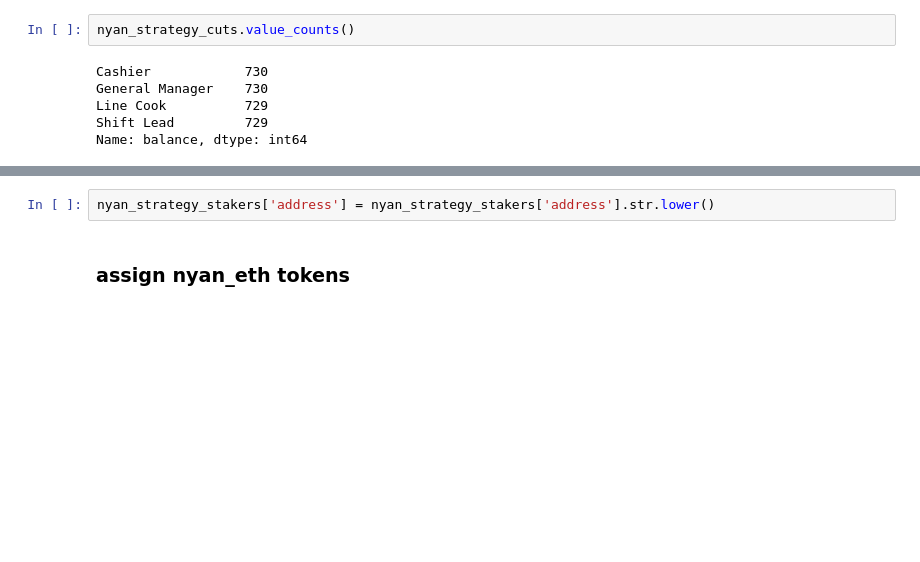
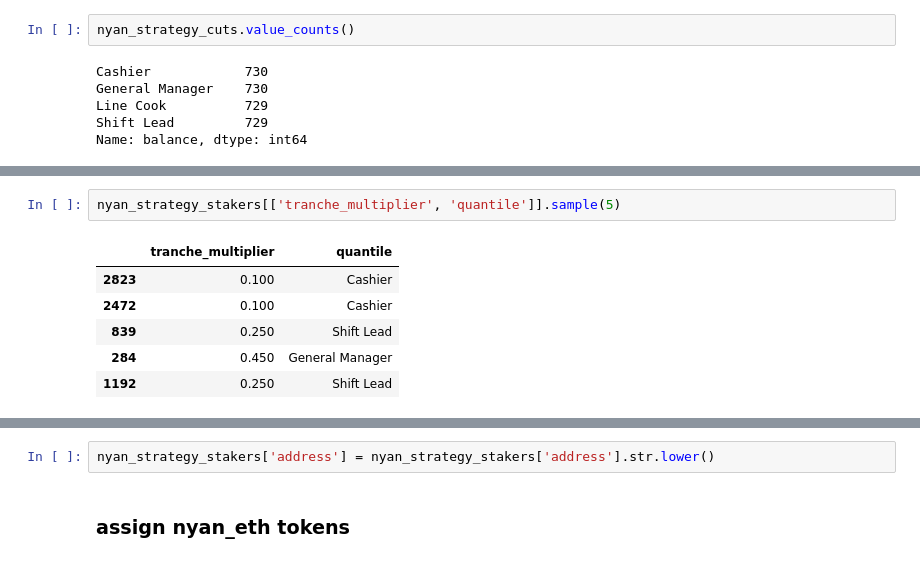
Before and after one commit to treerao/airdrop-nyan, a Jupyter notebook: airdrop_distribution_WIP.ipynb, the cells around one changed output, grey strips where cells are left out. Drawn from its saved outputs; the diff is of its cells as text; blank space fills up the shorter version.

```diff
--- a/airdrop_distribution_WIP.ipynb
+++ b/airdrop_distribution_WIP.ipynb
@@ -118,0 +127,9 @@ pd.set_option('display.float_format', lambda x: '%.3f' % x)
+# %%
+nyan_strategy_stakers[['tranche_multiplier', 'quantile']].sample(5)
+# %% [output]
+|  | tranche_multiplier | quantile |
+| 2823 | 0.100 | Cashier |
+| 2472 | 0.100 | Cashier |
+| 839 | 0.250 | Shift Lead |
+| 284 | 0.450 | General Manager |
+| 1192 | 0.250 | Shift Lead |
```
Also changed, not shown: parts of 15 cells of this notebook.
